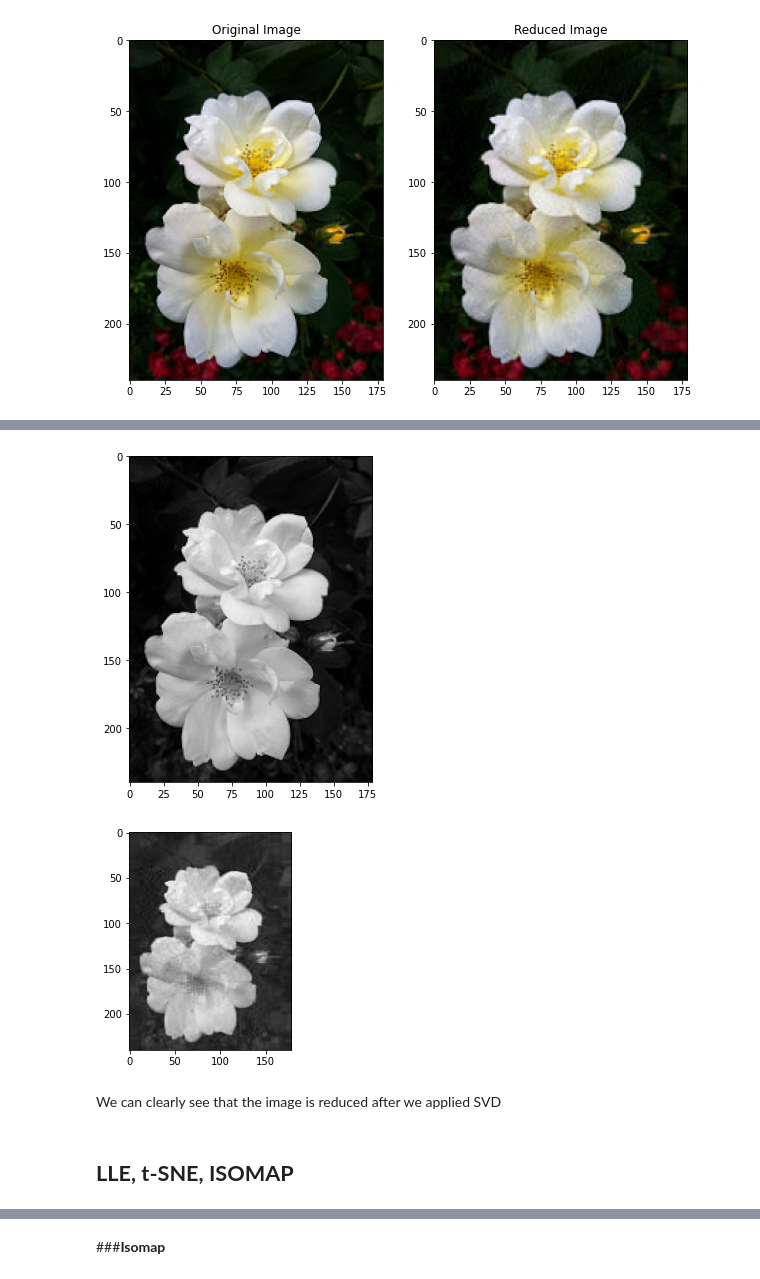
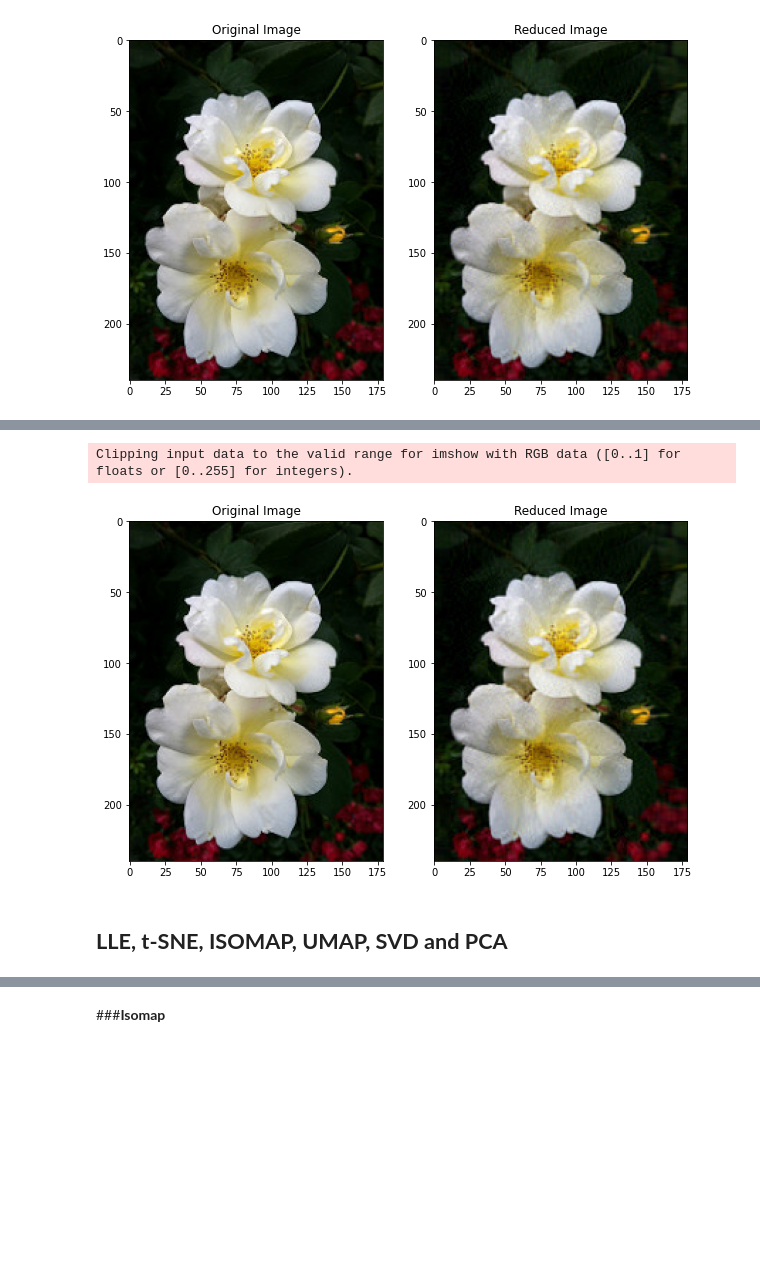
Before and after one commit to HungVLe/CMPE255, a Jupyter notebook: Dimensionality_reduction_techniques.ipynb, the cells around one changed output, grey strips where cells are left out. Drawn from its saved outputs; the diff is of its cells as text; code cells hidden in the pictures; blank space fills up the shorter version.

```diff
--- a/Dimensionality_reduction_techniques.ipynb
+++ b/Dimensionality_reduction_techniques.ipynb
@@ -95,6 +80,0 @@ We can clearly see that the image is reduced after we applied PCA
-# %%
-from PIL import Image
-img = Image.open('rose.jpg')
-imggray = img.convert('LA')
-plt.figure(figsize=(9, 6))
-plt.imshow(imggray);
@@ -103,8 +80,0 @@ plt.imshow(imggray);
-# %%
-imgmat = np.array(list(imggray.getdata(band=0)), float)
-imgmat.shape = (imggray.size[1], imggray.size[0])
-imgmat = np.matrix(imgmat)
-plt.figure(figsize=(9,6))
-plt.imshow(imgmat, cmap='gray');
-# %% [output]
-[figure, removed]
@@ -113,11 +81,26 @@ U, sigma, V = np.linalg.svd(imgmat)
-# %%
-reconstimg = np.matrix(U[:, :30]) * np.diag(sigma[:30]) * np.matrix(V[:30, :])
-plt.imshow(reconstimg, cmap='gray');
-# %% [output]
-[figure, removed]
-# %% [markdown]
-We can clearly see that the image is reduced after we applied SVD
+# %%
+U_b, sigma_b, V_b = np.linalg.svd(df_blue)
+U_g, sigma_g, V_g = np.linalg.svd(df_green)
+U_r, sigma_r, V_r = np.linalg.svd(df_red)
+# %%
+reconstimg_b = np.matrix(U_b[:, :50]) * np.diag(sigma_b[:50]) * np.matrix(V_b[:50, :])
+reconstimg_g = np.matrix(U_g[:, :50]) * np.diag(sigma_g[:50]) * np.matrix(V_g[:50, :])
+reconstimg_r = np.matrix(U_r[:, :50]) * np.diag(sigma_r[:50]) * np.matrix(V_r[:50 :])
+
+img_reduced = (cv2.merge((reconstimg_b, reconstimg_g, reconstimg_r)))
+
+fig = plt.figure(figsize = (10, 7.2))
+fig.add_subplot(121)
+plt.title("Original Image")
+plt.imshow(img)
+fig.add_subplot(122)
+plt.title("Reduced Image")
+plt.imshow(img_reduced)
+plt.show()
+# %% [output]
+Clipping input data to the valid range for imshow with RGB data ([0..1] for floats or [0..255] for integers).
+[figure, added]
 # %% [markdown]
-## **LLE, t-SNE, ISOMAP**
+## **LLE, t-SNE, ISOMAP, UMAP, SVD and PCA**
 # %%
 from matplotlib import offsetbox
```
Also changed, not shown: parts of 36 cells of this notebook.
